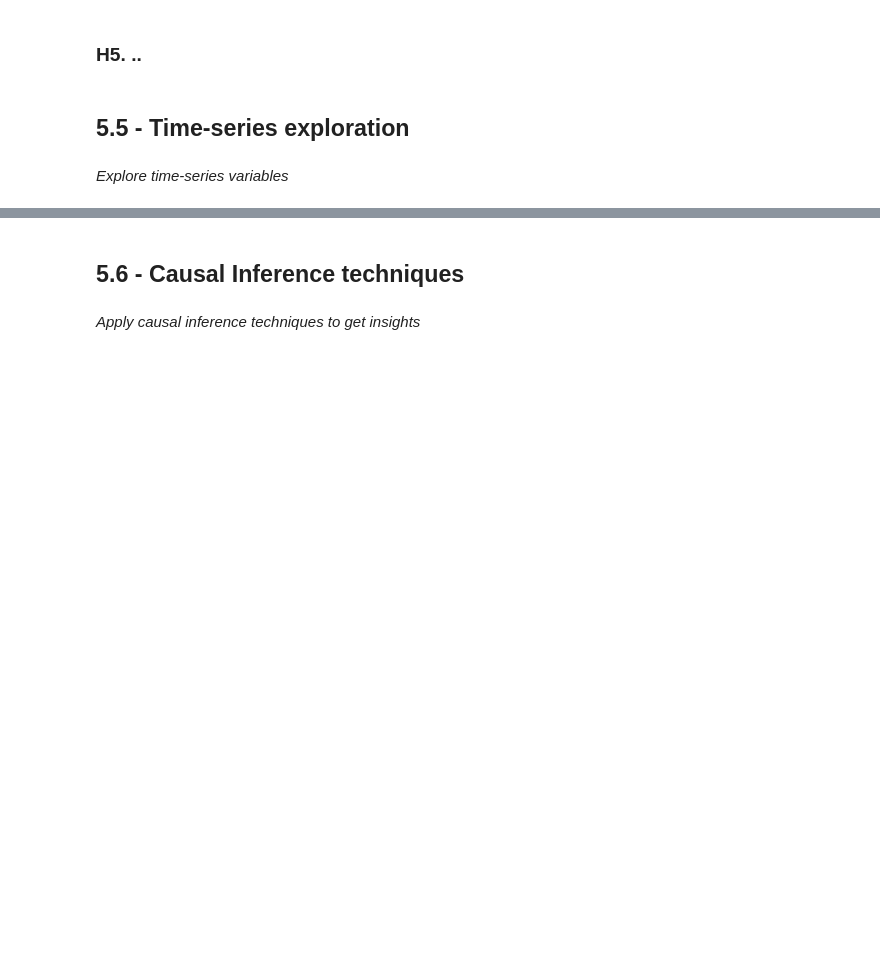
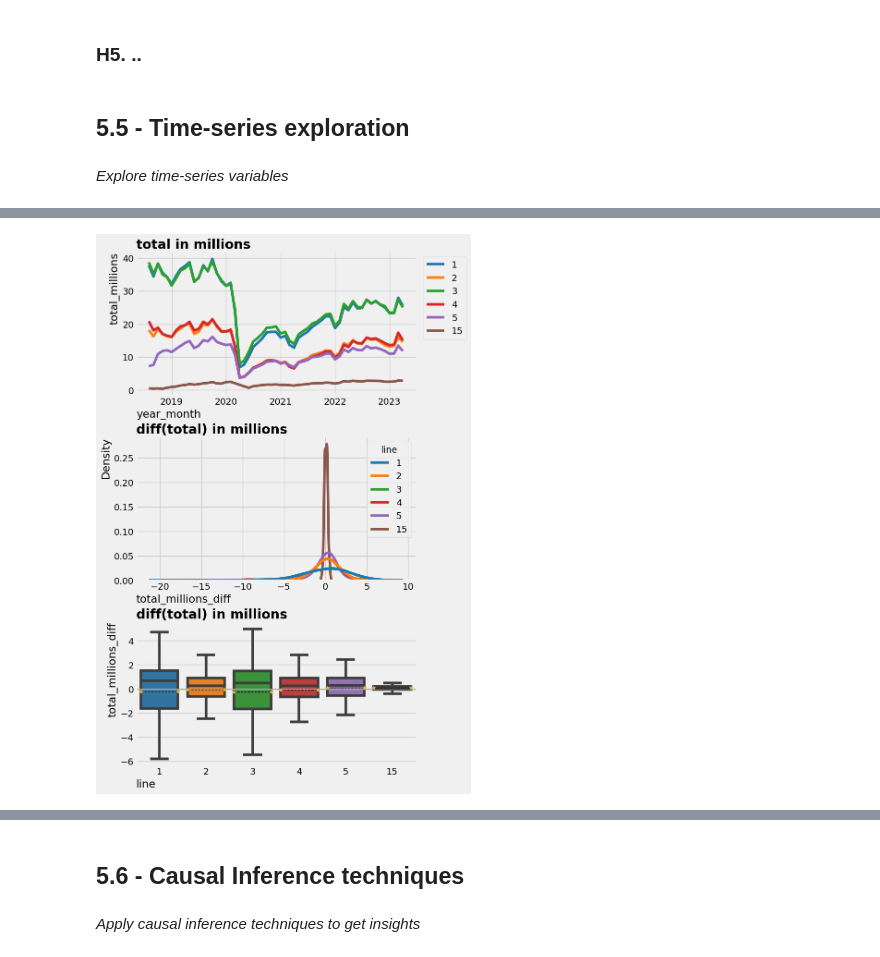
Before and after one commit to OmdenaAI/sao-paulo-chapter-passenger-demand, a Jupyter notebook: src/tasks/task_3_model_training_validation/ds_gustavo_cunha/0.0_gustavo-cunha_first_iteration.ipynb, the cells around one changed output, grey strips where cells are left out. Saved outputs shown, nothing was run; the diff lists cells and outputs as text; code cells hidden in the pictures; blank space fills up the shorter version.

```diff
--- a/src/tasks/task_3_model_training_validation/ds_gustavo_cunha/0.0_gustavo-cunha_first_iteration.ipynb
+++ b/src/tasks/task_3_model_training_validation/ds_gustavo_cunha/0.0_gustavo-cunha_first_iteration.ipynb
@@ -691,3 +692,18 @@ plt.yticks( rotation = 0 );
 ## 5.5 - Time-series exploration
 # %% [markdown]
 *Explore time-series variables*
+# %%
+# copy the dataframe for exploration
+df_target_explore = df_eda.copy()
+
+# sort dataframe by date
+df_target_explore = df_target_explore.sort_values(by=["year_month", "line"], ignore_index=True)
+
+# convert total to millions
+df_target_explore["total_millions"] = df_target_explore["total"] / 1e6
+
+# create a diff column
+df_target_explore["total_millions_diff"] = df_target_explore.groupby("line")["total_millions"].diff(periods=1)
+
+# inspect results
+df_target_explore
@@ -694 +724,23 @@ plt.yticks( rotation = 0 );
+# %%
+# instanciate figure
+f, axs = plt.subplots(nrows=3, ncols=1, figsize=(8,12), constrained_layout=True)
+
+# plot target variable per line
+sns.lineplot(data=df_target_explore,
+             x="year_month", y="total_millions", hue="line", palette="tab10", ax=axs[0])
+sns.kdeplot(data=df_target_explore[~df_target_explore["total_millions_diff"].isna()],
+            x="total_millions_diff", hue="line", ax=axs[1], palette="tab10")
+sns.boxplot(data=df_target_explore[~df_target_explore["total_millions_diff"].isna()],
+            y="total_millions_diff", x="line", ax=axs[2], palette="tab10",
+            meanline=True, showmeans=True, meanprops={"color": "black", "marker": "*"},
+            showfliers=False)
+# define plot details
+axs[0].set_title("total in millions")
+axs[0].legend(bbox_to_anchor=(1.01, 1))
+axs[1].set_title("diff(total) in millions")
+axs[2].set_title("diff(total) in millions")
+axs[2].axhline(0, color="darkgray", linestyle="-", linewidth=2)
+plt.show()
+# %% [output]
+[figure, added]
 # %%
```
Also changed, not shown: parts of 6 cells of this notebook.
